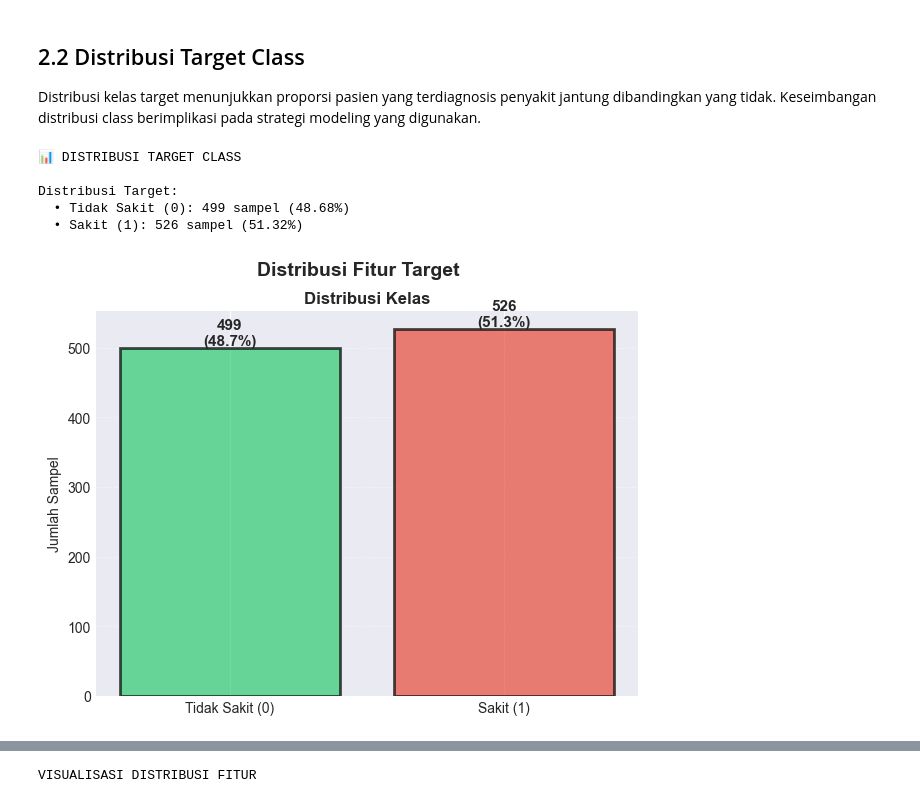
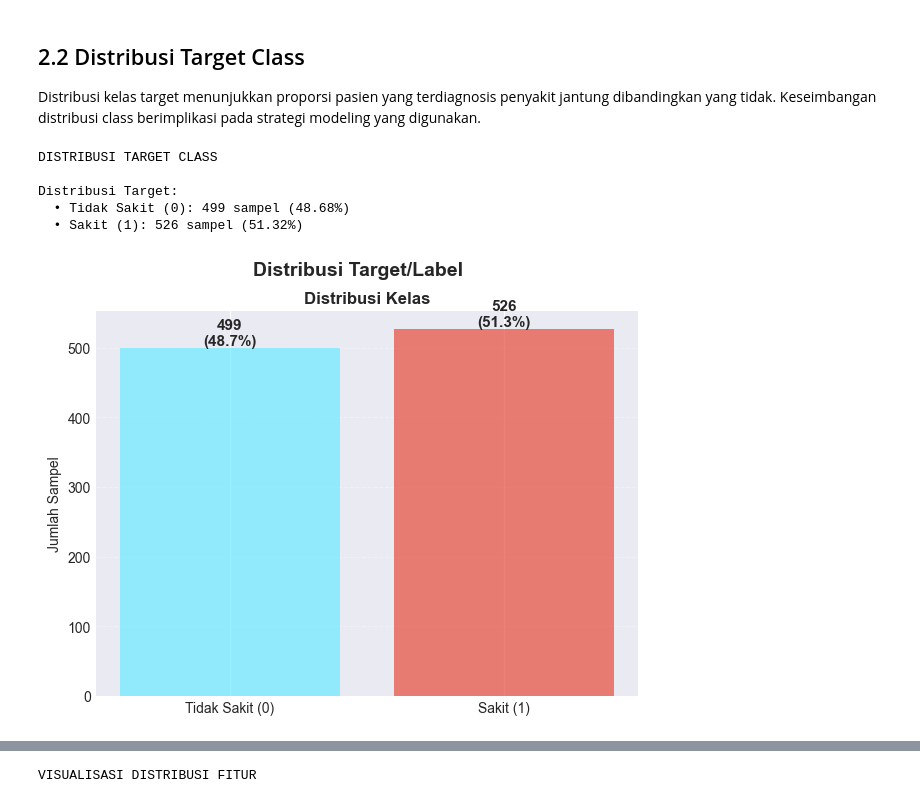
Before and after one commit to Vendot/ETC-XGB-PCC-Chi-Square, a Jupyter notebook: Heart_Disease_Analysis_Refactored.ipynb, the cells around one changed output, grey strips where cells are left out. Drawn from its saved outputs; the diff is of its cells as text; code cells hidden in the pictures.

```diff
--- a/Heart_Disease_Analysis_Refactored.ipynb
+++ b/Heart_Disease_Analysis_Refactored.ipynb
@@ -198,87 +213,42 @@ Distribusi kelas target menunjukkan proporsi pasien yang terdiagnosis penyakit j
 Visualisasi distribusi target class untuk memahami keseimbangan dataset
 """
 
-print("📊 DISTRIBUSI TARGET CLASS")
-
-# Visualisasi distribusi target variable
-# fig, axes = plt.subplots(1, 2, figsize=(14, 5))
-# fig.suptitle('Distribusi Target Variable (Heart Disease)', fontsize=14, fontweight='bold')
-
+print("DISTRIBUSI TARGET CLASS")
 
 #Visualisasi barplot saja
 fig, axes = plt.subplots(1, 1, figsize=(7, 5))
-fig.suptitle('Distribusi Fitur Target', fontsize=14, fontweight='bold')
+fig.suptitle('Distribusi Target/Label', fontsize=14, fontweight='bold')
 
 # Count plot
 target_counts = df_original['target'].value_counts().sort_index()
 ax1 = axes
 bars = ax1.bar(['Tidak Sakit (0)', 'Sakit (1)'], target_counts.values,
-                color=['#2ecc71', '#e74c3c'], alpha=0.7, edgecolor='black', linewidth=2)
+                color=["#6aebff", '#e74c3c'], alpha=0.7, linewidth=2)
 
 # Label pada bar
 for bar, count in zip(bars, target_counts.values):
     height = bar.get_height()
     percentage = (count / target_counts.sum()) * 100
     ax1.text(bar.get_x() + bar.get_width()/2., height,
             f'{count}\n({percentage:.1f}%)',
             ha='center', va='bottom', fontsize=11, fontweight='bold')
 
 ax1.set_title('Distribusi Kelas', fontsize=12, fontweight='bold')
 ax1.set_ylabel('Jumlah Sampel', fontsize=10)
 ax1.grid(True, alpha=0.3, axis='y', linestyle='--')
 
-# Pie chart
-# ax2 = axes[1]
-# colors = ['#2ecc71', '#e74c3c']
-# explode = (0.05, 0.05)
-# wedges, texts, autotexts = ax2.pie(target_counts.values,
-#                                     labels=['Tidak Sakit (0)', 'Sakit (1)'],
-#                                     autopct='%1.1f%%',
-#                                     colors=colors,
-#                                     explode=explode,
-#                                     shadow=True,
-#                                     startangle=90,
-#                                     textprops={'fontsize': 11, 'fontweight': 'bold'})
-
-# ax2.set_title('Proporsi Kelas', fontsize=12, fontweight='bold')
-# ax2.legend([f'Tidak Sakit: {target_counts[0]}', f'Sakit: {target_counts[1]}'],
-#             loc='upper left', fontsize=10)
-
-# plt.tight_layout()
-# plt.show()
 
 # Statistik target
 print(f"\nDistribusi Target:")
 print(f"  • Tidak Sakit (0): {target_counts[0]} sampel ({target_counts[0]/len(df_original)*100:.2f}%)")
 print(f"  • Sakit (1): {target_counts[1]} sampel ({target_counts[1]/len(df_original)*100:.2f}%)")
-
-# Interpretasi
-# balance_ratio = min(target_counts) / max(target_counts)
-# print("\n💡 INTERPRETASI:")
-# print("=" * 60)
-# if balance_ratio > 0.8:
-#     print("✅ Dataset SEIMBANG")
-#     print("   • Tidak diperlukan teknik resampling")
-#     print("   • Stratified K-Fold cukup untuk menjaga proporsi class")
-#     print("   • Metrik accuracy dapat digunakan sebagai evaluasi utama")
-# else:
-#     print("⚠️  Dataset TIDAK SEIMBANG")
-#     print("   • Perlu Stratified K-Fold untuk menjaga proporsi")
-#     print("   • Prioritas metrik: Recall > F1-Score > Accuracy")
-#     print("   • Pertimbangkan class weighting dalam model")
-
-# print("\n🏥 KONTEKS MEDIS:")
-# print("   Dalam diagnosa penyakit jantung, false negative (gagal mendeteksi")
-# print("   penyakit) lebih berbahaya dibanding false positive. Oleh karena itu,")
-# print("   metrik RECALL diprioritaskan dalam evaluasi model.")
-# print("=" * 80)
 # %% [output]
-📊 DISTRIBUSI TARGET CLASS
+DISTRIBUSI TARGET CLASS
 
 Distribusi Target:
   • Tidak Sakit (0): 499 sampel (48.68%)
   • Sakit (1): 526 sampel (51.32%)
-[figure, old version]
+[figure, new version]
 # %% [markdown]
 ## 2.3 Analisis Distribusi Fitur
 
```
Also changed, not shown: parts of 93 cells of this notebook, 2 other files.
